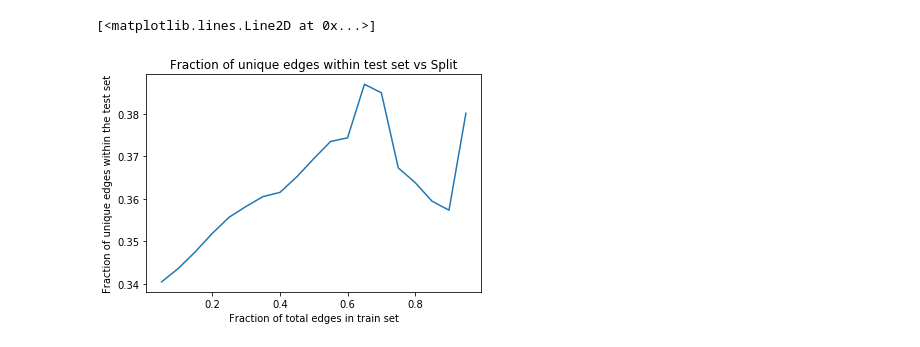
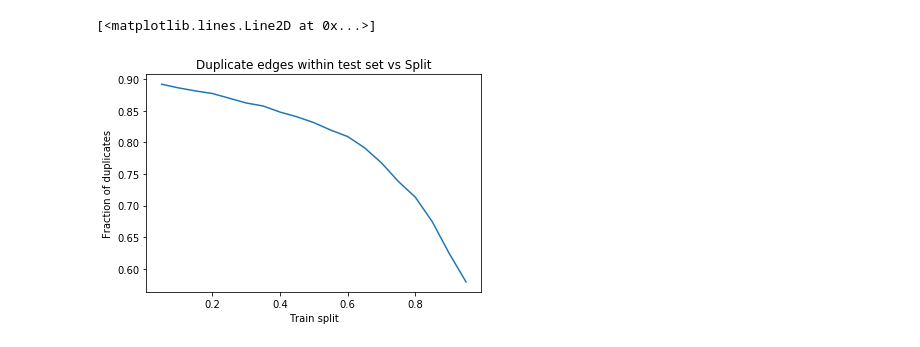
Before and after one commit to raunakkmr/GraphSAGE-and-GAT-for-link-prediction, a Jupyter notebook: notebooks/data_exploration.ipynb, the cells around one changed output. Drawn from its saved outputs; the diff is of its cells as text; code cells hidden in the pictures.

```diff
--- a/notebooks/data_exploration.ipynb
+++ b/notebooks/data_exploration.ipynb
@@ -28,14 +28,14 @@ if source == 'SNAP':
         lines = np.array([[int(x) for x in line.split(separator)[:3]] for line in lines])
 else:
     data_dir = os.path.expanduser('~/Documents/Datasets/temporal-networks-network-repository')
-    name = 'fb-forum'
+    name = 'ia-contact'
     path = os.path.join(data_dir, name, name+'.edges')
     with open(path, 'r') as f:
         lines = f.readlines()
 
     if name == 'soc-sign-bitcoinalpha':
         lines = np.loadtxt(path, delimiter=',', dtype=np.int64)
-        lines = np.concatenate((edges_all[:, :2], edges_all[:, 3:]), axis=1)
+        lines = np.concatenate((lines[:, :2], lines[:, 3:]), axis=1)
     elif name == 'fb-forum' or name == 'ia-contacts_hypertext2009':
         lines = np.loadtxt(path, delimiter=',', dtype=np.float64)
         lines = np.array(lines, dtype=np.int64)
@@ -53,10 +53,9 @@ else:
         lines = np.array(lines, dtype=np.int64)
 
 lines = lines[lines[:, 2].argsort()]
-
 m = len(lines)
 # %%
-arr_fraction_unique_test, arr_fraction_seen = [], []
+duplicates, repeats = [], []
 splits = np.linspace(0.05, 0.95, 19)
 static_train = set()
 static_test = {(edge[0], edge[1]) for edge in lines}
@@ -74,19 +73,12 @@ for split in splits:
 
     cur = idx
 
-    # print('Split: {}'.format(split))
-    # print('Number of temporal edges in train: {}'.format(len(train)))
-    # print('Number of static edges in train: {}'.format(len(static_train)))
-    # print('Number of temporal edges in test: {}'.format(len(temporal_test)))
-    # print('Number of static edges in test: {}'.format(len(static_test)))
+    # Within the test split, what fraction of edges are duplicates?
+    duplicate = 1 - len(static_test) / len(test)
+    duplicates.append(duplicate)
 
-    # What is the fraction of unique edges in the test split?
-    fraction_unique_test = len(static_test) / len(test)
-    arr_fraction_unique_test.append(fraction_unique_test)
-    # print('Fraction of unique edges in the test split: {:.3f}'.format(fraction_unique_test))
+    # What fraction of edges in the test split already exist in the train split?
+    repeat = np.sum([(edge in static_train) for edge in static_test]) / len(static_test)
+    repeats.append(repeat)
 
-    # What fraction of test edges already exist in the train set?
-    num_seen = np.sum([(edge in static_train) for edge in static_test])
-    fraction_seen = num_seen / len(static_test)
-    arr_fraction_seen.append(fraction_seen)
-    # print('Fraction of test edges that exist in the train set: {:.3f}'.format(fraction_seen))
+    print('Split: {:.2f}, duplicate: {:.3f}, repeat: {:.3f}'.format(split, duplicate, repeat))
@@ -93,8 +105,8 @@ for split in splits:
 # %%
-plt.xlabel('Fraction of total edges in train set')
-plt.ylabel('Fraction of unique edges within the test set')
-plt.title('Fraction of unique edges within test set vs Split')
-plt.plot(splits, arr_fraction_unique_test)
+plt.xlabel('Train split')
+plt.ylabel('Fraction of duplicates')
+plt.title('Duplicate edges within test set vs Split')
+plt.plot(splits, duplicates)
 # %% [output]
 [<matplotlib.lines.Line2D at 0x...>]
-[figure, old version]
+[figure, new version]
```
Also changed, not shown: parts of 3 cells of this notebook, 2 other files.
